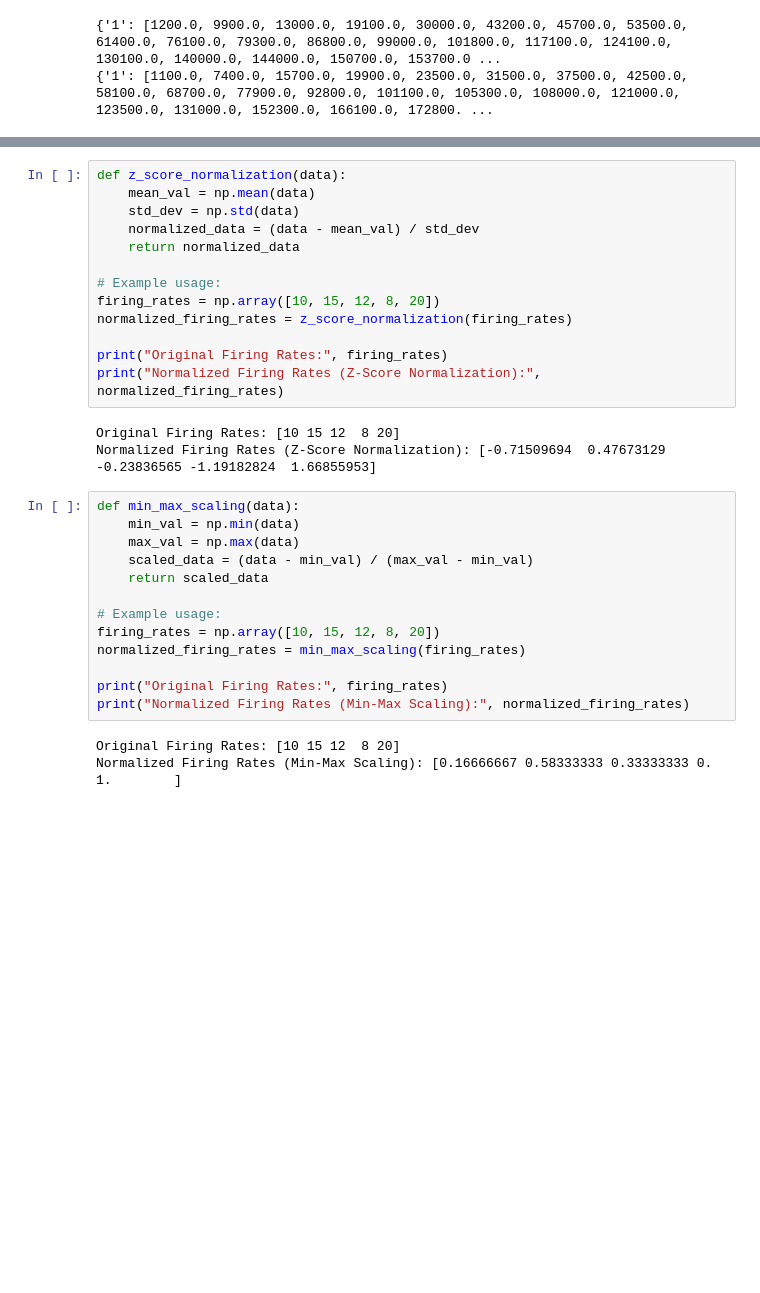
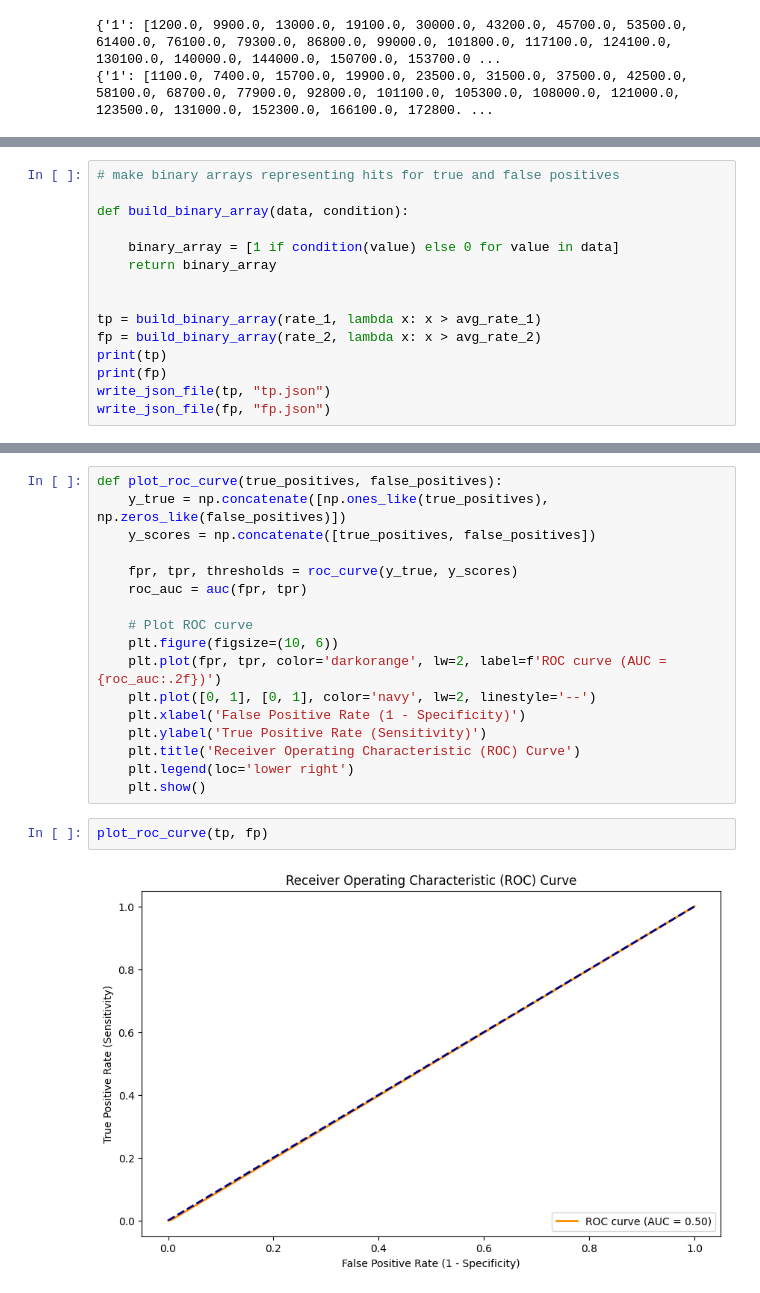
Before and after one commit to LeonKolb/Comp2, a Jupyter notebook: Project.ipynb, the cells around one changed output, grey strips where cells are left out. Drawn from its saved outputs; the diff is of its cells as text; blank space fills up the shorter version.

```diff
--- a/Project.ipynb
+++ b/Project.ipynb
@@ -407,0 +409,15 @@ def min_max_scaling(data):
+# %%
+# make binary arrays representing hits for true and false positives
+
+def build_binary_array(data, condition):
+
+    binary_array = [1 if condition(value) else 0 for value in data]
+    return binary_array
+
+
+tp = build_binary_array(rate_1, lambda x: x > avg_rate_1)
+fp = build_binary_array(rate_2, lambda x: x > avg_rate_2)
+print(tp)
+print(fp)
+write_json_file(tp, "tp.json")
+write_json_file(fp, "fp.json")
@@ -446,32 +441,21 @@ Text(0, 0.5, '$\\beta$')
-# %%
-def z_score_normalization(data):
-    mean_val = np.mean(data)
-    std_dev = np.std(data)
-    normalized_data = (data - mean_val) / std_dev
-    return normalized_data
-
-# Example usage:
-firing_rates = np.array([10, 15, 12, 8, 20])
-normalized_firing_rates = z_score_normalization(firing_rates)
-
-print("Original Firing Rates:", firing_rates)
-print("Normalized Firing Rates (Z-Score Normalization):", normalized_firing_rates)
-# %% [output]
-Original Firing Rates: [10 15 12  8 20]
-Normalized Firing Rates (Z-Score Normalization): [-0.71509694  0.47673129 -0.23836565 -1.19182824  1.66855953]
-# %%
-def min_max_scaling(data):
-    min_val = np.min(data)
-    max_val = np.max(data)
-    scaled_data = (data - min_val) / (max_val - min_val)
-    return scaled_data
-
-# Example usage:
-firing_rates = np.array([10, 15, 12, 8, 20])
-normalized_firing_rates = min_max_scaling(firing_rates)
-
-print("Original Firing Rates:", firing_rates)
-print("Normalized Firing Rates (Min-Max Scaling):", normalized_firing_rates)
-# %% [output]
-Original Firing Rates: [10 15 12  8 20]
-Normalized Firing Rates (Min-Max Scaling): [0.16666667 0.58333333 0.33333333 0.         1.        ]
+# %%
+def plot_roc_curve(true_positives, false_positives):
+    y_true = np.concatenate([np.ones_like(true_positives), np.zeros_like(false_positives)])
+    y_scores = np.concatenate([true_positives, false_positives])
+
+    fpr, tpr, thresholds = roc_curve(y_true, y_scores)
+    roc_auc = auc(fpr, tpr)
+
+    # Plot ROC curve
+    plt.figure(figsize=(10, 6))
+    plt.plot(fpr, tpr, color='darkorange', lw=2, label=f'ROC curve (AUC = {roc_auc:.2f})')
+    plt.plot([0, 1], [0, 1], color='navy', lw=2, linestyle='--')
+    plt.xlabel('False Positive Rate (1 - Specificity)')
+    plt.ylabel('True Positive Rate (Sensitivity)')
+    plt.title('Receiver Operating Characteristic (ROC) Curve')
+    plt.legend(loc='lower right')
+    plt.show()
+# %%
+plot_roc_curve(tp, fp)
+# %% [output]
+[figure, added]
```
Also changed, not shown: parts of 10 cells of this notebook, 8 other files.
